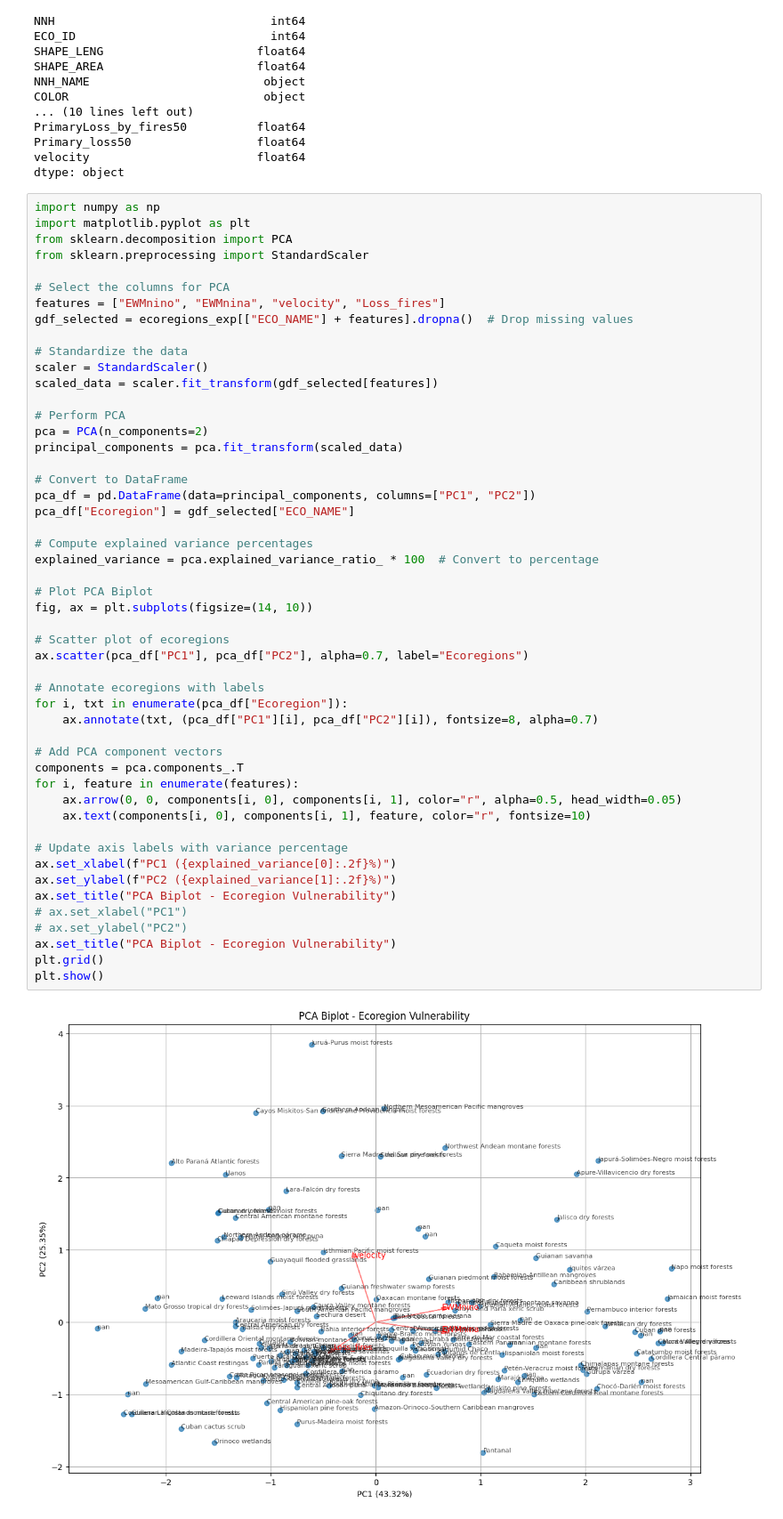
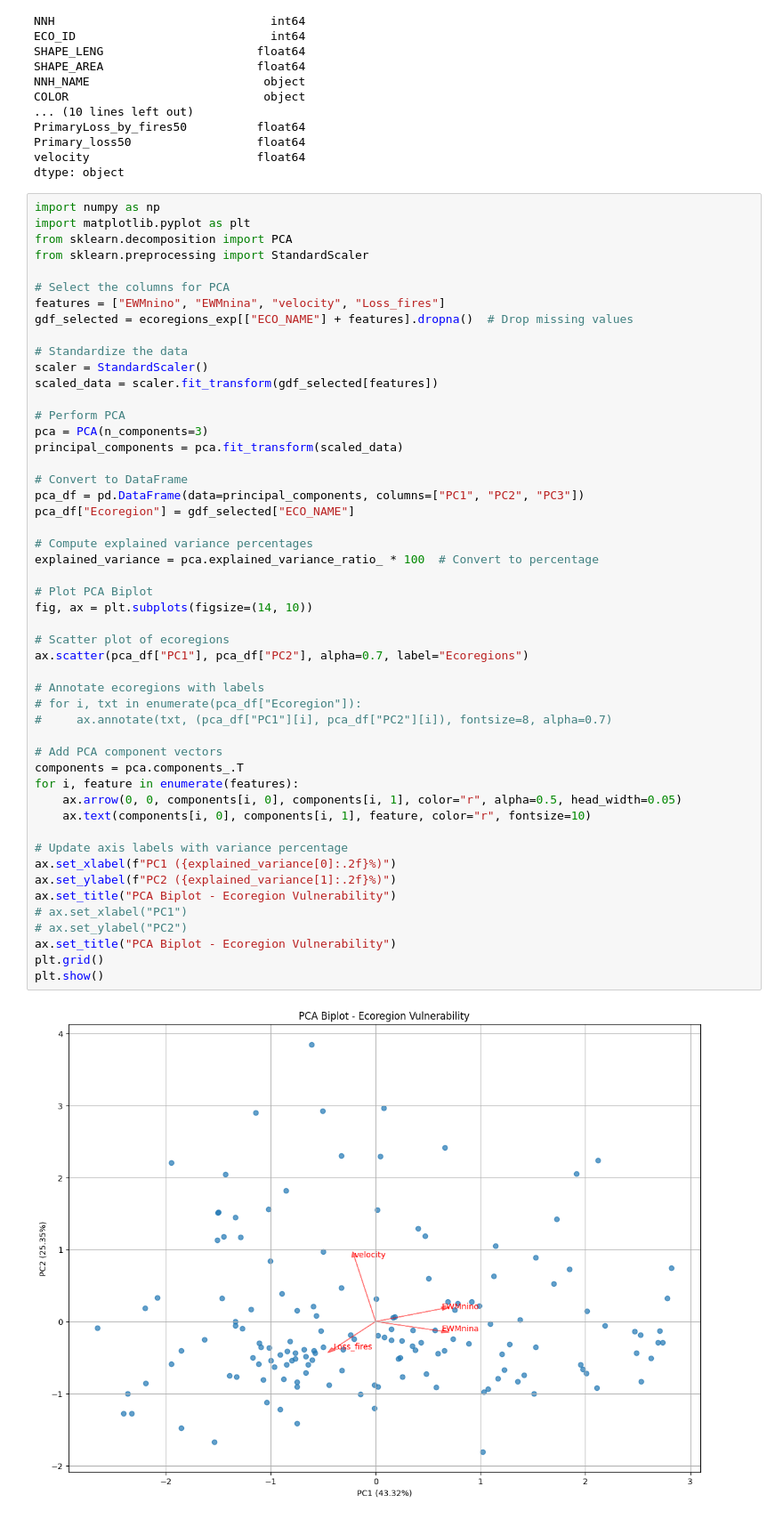
Before and after one commit to andresFdo10/exposure_biomes, a Jupyter notebook: essay.ipynb, the cells around one changed output. Shown at 89% size. Drawn from its saved outputs; the diff is of its cells as text.

Commit message:
Scripts to analys Principal Components Analysis

```diff
--- a/essay.ipynb
+++ b/essay.ipynb
@@ -244,40 +248,40 @@ scaler = StandardScaler()
 scaled_data = scaler.fit_transform(gdf_selected[features])
 
 # Perform PCA
-pca = PCA(n_components=2)
+pca = PCA(n_components=3)
 principal_components = pca.fit_transform(scaled_data)
 
 # Convert to DataFrame
-pca_df = pd.DataFrame(data=principal_components, columns=["PC1", "PC2"])
+pca_df = pd.DataFrame(data=principal_components, columns=["PC1", "PC2", "PC3"])
 pca_df["Ecoregion"] = gdf_selected["ECO_NAME"]
 
 # Compute explained variance percentages
 explained_variance = pca.explained_variance_ratio_ * 100  # Convert to percentage
 
 # Plot PCA Biplot
 fig, ax = plt.subplots(figsize=(14, 10))
 
 # Scatter plot of ecoregions
 ax.scatter(pca_df["PC1"], pca_df["PC2"], alpha=0.7, label="Ecoregions")
 
 # Annotate ecoregions with labels
-for i, txt in enumerate(pca_df["Ecoregion"]):
-    ax.annotate(txt, (pca_df["PC1"][i], pca_df["PC2"][i]), fontsize=8, alpha=0.7)
+# for i, txt in enumerate(pca_df["Ecoregion"]):
+#     ax.annotate(txt, (pca_df["PC1"][i], pca_df["PC2"][i]), fontsize=8, alpha=0.7)
 
 # Add PCA component vectors
 components = pca.components_.T
 for i, feature in enumerate(features):
     ax.arrow(0, 0, components[i, 0], components[i, 1], color="r", alpha=0.5, head_width=0.05)
     ax.text(components[i, 0], components[i, 1], feature, color="r", fontsize=10)
 
 # Update axis labels with variance percentage
 ax.set_xlabel(f"PC1 ({explained_variance[0]:.2f}%)")
 ax.set_ylabel(f"PC2 ({explained_variance[1]:.2f}%)")
 ax.set_title("PCA Biplot - Ecoregion Vulnerability")
 # ax.set_xlabel("PC1")
 # ax.set_ylabel("PC2")
 ax.set_title("PCA Biplot - Ecoregion Vulnerability")
 plt.grid()
 plt.show()
 # %% [output]
-[figure, old version]
+[figure, new version]
```
Also changed, not shown: parts of 7 cells of this notebook, 7 other files.
